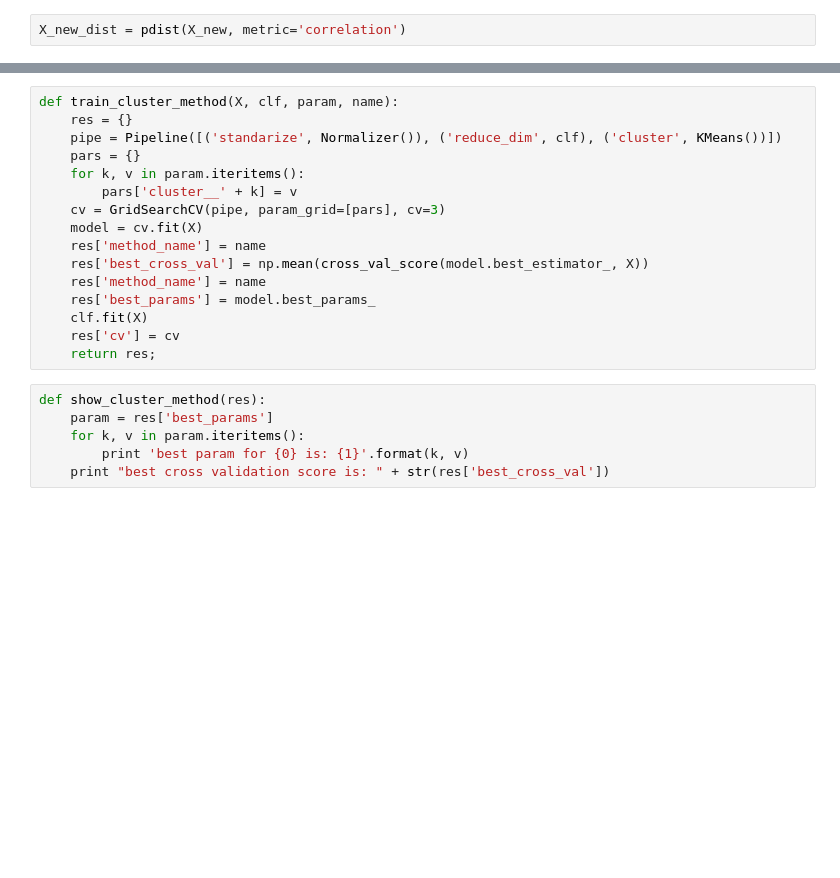
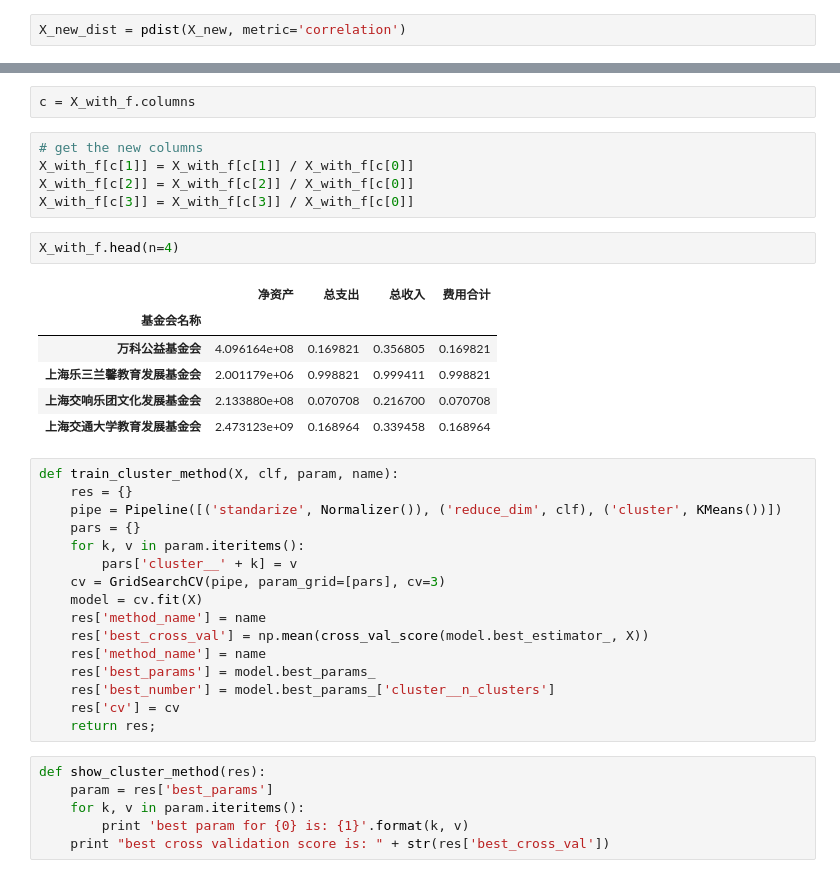
Before and after one commit to lq-yang/Songbird, a Jupyter notebook: chen_recsys.ipynb, the cells around one changed output, grey strips where cells are left out. Saved outputs shown, nothing was run; the diff lists cells and outputs as text; blank space fills up the shorter version.

```diff
--- a/chen_recsys.ipynb
+++ b/chen_recsys.ipynb
@@ -318,3 +361,19 @@ X_new_dist.shape
+# %%
+c = X_with_f.columns
+# %%
+# get the new columns
+X_with_f[c[1]] = X_with_f[c[1]] / X_with_f[c[0]]
+X_with_f[c[2]] = X_with_f[c[2]] / X_with_f[c[0]]
+X_with_f[c[3]] = X_with_f[c[3]] / X_with_f[c[0]]
+# %%
+X_with_f.head(n=4)
+# %% [output]
+|  | 净资产 | 总支出 | 总收入 | 费用合计 |
+| 基金会名称 |  |  |  |  |
+| 万科公益基金会 | 4.096164e+08 | 0.169821 | 0.356805 | 0.169821 |
+| 上海乐三兰馨教育发展基金会 | 2.001179e+06 | 0.998821 | 0.999411 | 0.998821 |
+| 上海交响乐团文化发展基金会 | 2.133880e+08 | 0.070708 | 0.216700 | 0.070708 |
+| 上海交通大学教育发展基金会 | 2.473123e+09 | 0.168964 | 0.339458 | 0.168964 |
 # %%
 def train_cluster_method(X, clf, param, name):
     res = {}
@@ -328,7 +387,7 @@ def train_cluster_method(X, clf, param, name):
     res['best_cross_val'] = np.mean(cross_val_score(model.best_estimator_, X))
     res['method_name'] = name
     res['best_params'] = model.best_params_
-    clf.fit(X)
+    res['best_number'] = model.best_params_['cluster__n_clusters']
     res['cv'] = cv
     return res;
 # %%
```
Also changed, not shown: parts of 37 cells of this notebook, 15 other files.
